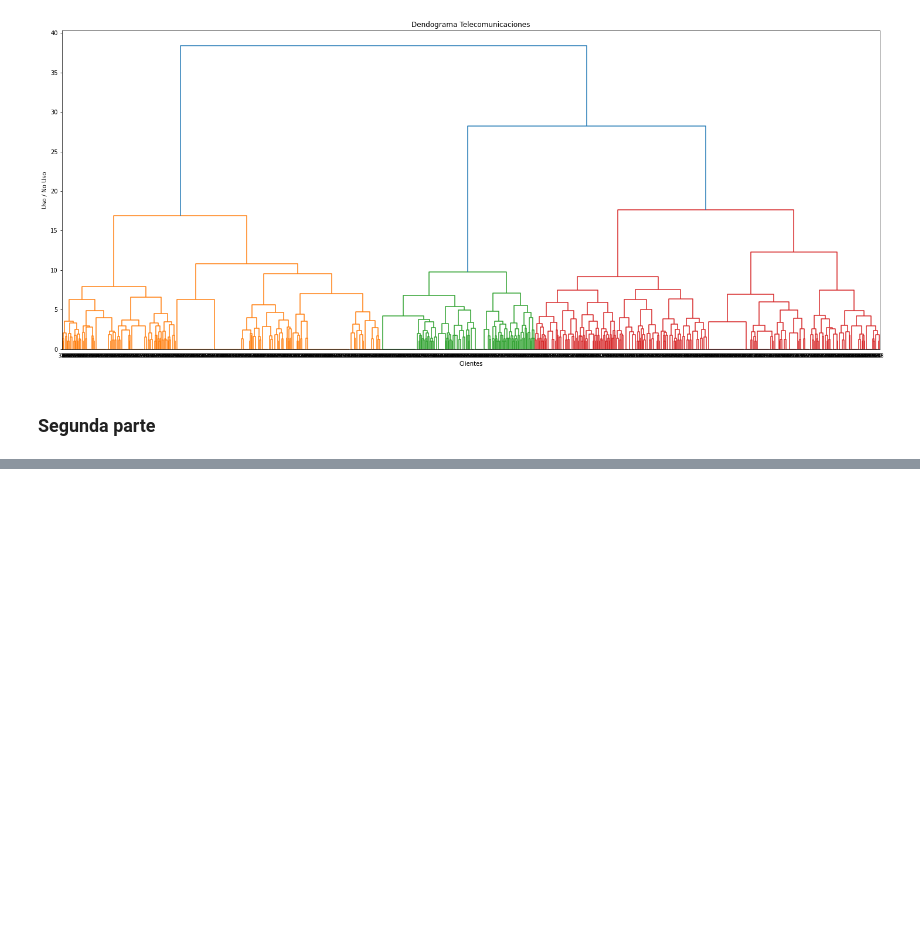
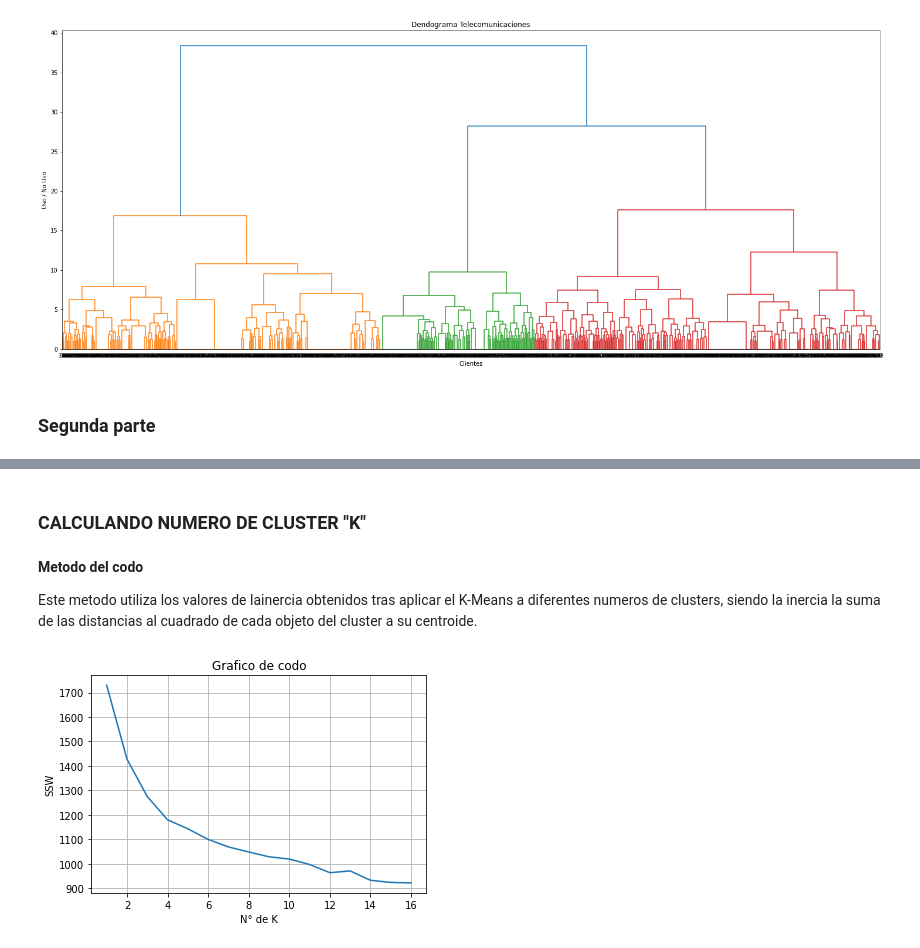
Before and after one commit to franklingutierrez/cluster, a Jupyter notebook: cluster.ipynb, the cells around one changed output, grey strips where cells are left out. Drawn from its saved outputs; the diff is of its cells as text; code cells hidden in the pictures; blank space fills up the shorter version.

```diff
--- a/cluster.ipynb
+++ b/cluster.ipynb
@@ -129,0 +147,2 @@ plt.show()
+# %% [markdown]
+### CALCULANDO NUMERO DE CLUSTER "K"
@@ -129,0 +154,21 @@ plt.show()
+# %% [markdown]
+**Metodo del codo**
+
+Este metodo utiliza los valores de lainercia obtenidos tras aplicar el K-Means a diferentes numeros de clusters, siendo la inercia la suma de las distancias al cuadrado de cada objeto del cluster a su centroide.
+# %%
+x = tele
+SSW =list()
+n_clusters = range(1,17)
+for n in n_clusters:
+    kmeans = KMeans(n_clusters = n)
+    kmeans.fit(x)
+    SSW.append(sum(np.min(cdist(x, kmeans.cluster_centers_, 'euclidean'), axis=1)))
+
+plt.plot(n_clusters, SSW)
+plt.grid(True)
+plt.title("Grafico de codo")
+plt.ylabel("SSW")
+plt.xlabel("N° de K")
+plt.show()
+# %% [output]
+[figure, added]
```
Also changed, not shown: parts of 5 cells of this notebook.
